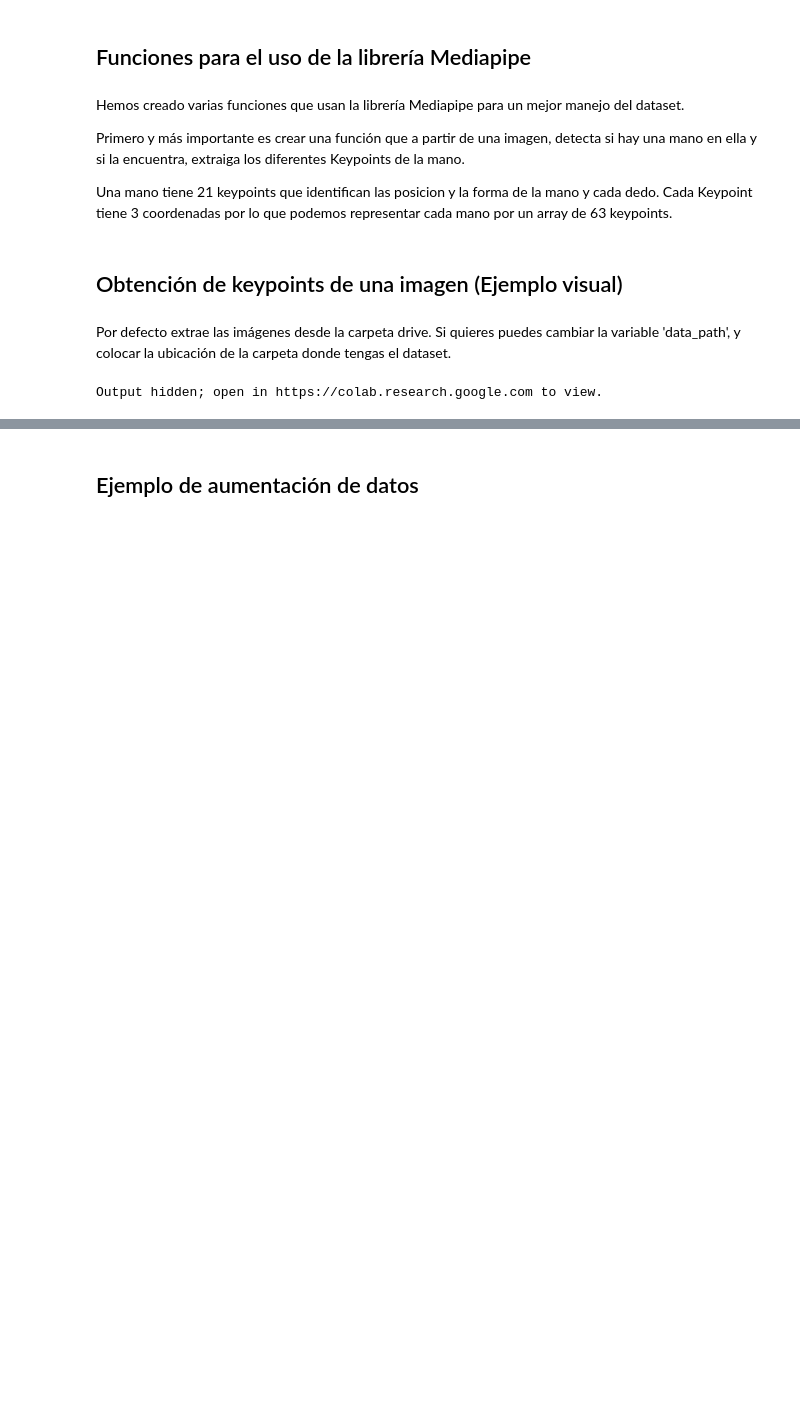
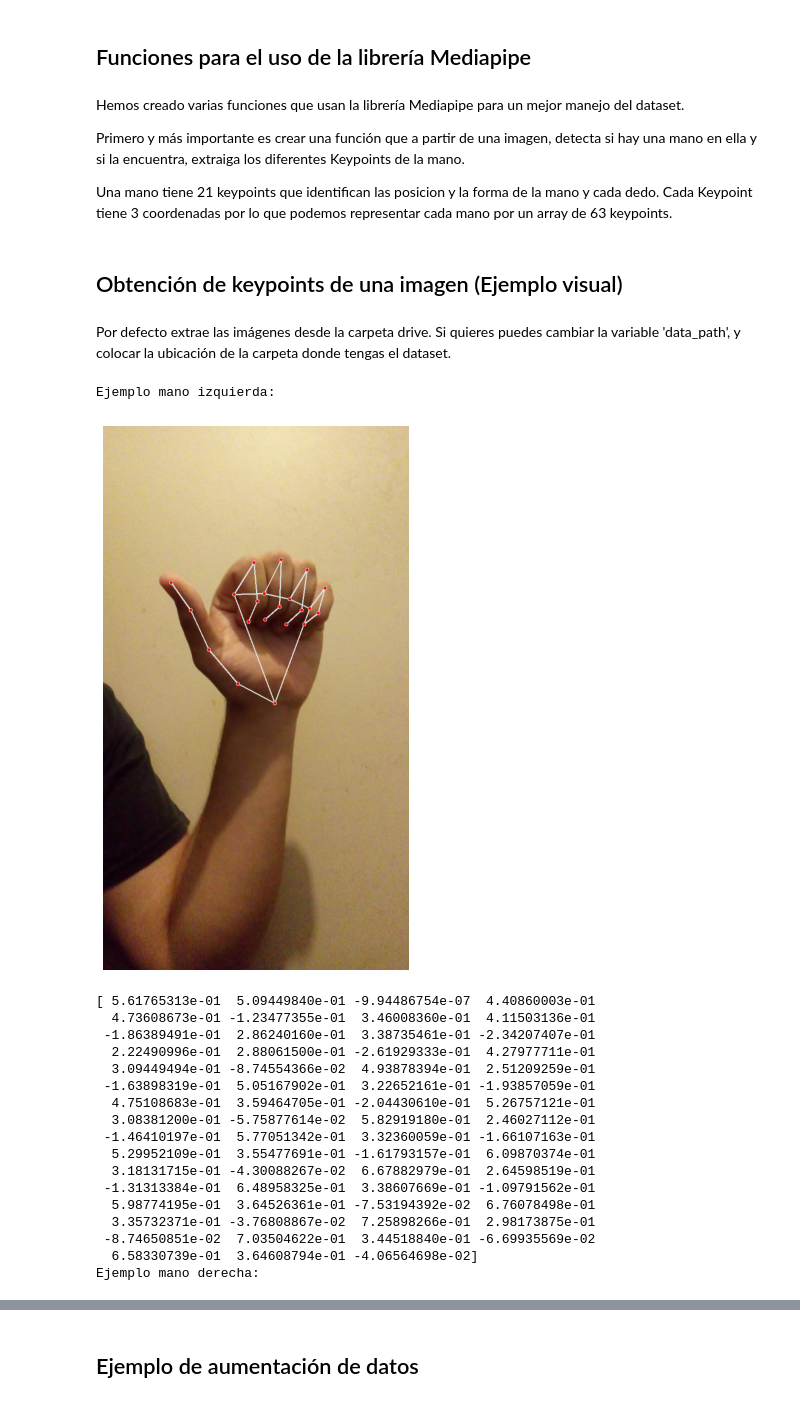
Before and after one commit to mattin-i/Reconocimiento-Alfabeto-Signos, a Jupyter notebook: Reconocimiento Lengua de Signos.ipynb, the cells around one changed output, grey strips where cells are left out. Drawn from its saved outputs; the diff is of its cells as text; code cells hidden in the pictures; blank space fills up the shorter version.

```diff
--- a/Reconocimiento Lengua de Signos.ipynb
+++ b/Reconocimiento Lengua de Signos.ipynb
@@ -108,3 +116,11 @@ def resize_change(img, w=1000, h=900):
+# %%
+def img_show(image):
+    plt.figure(figsize=(10, 10))
+    plt.axis('off')
+
+    image = cv2.cvtColor(image, cv2.COLOR_BGR2RGB)
+    plt.imshow(image)
+    plt.show()
 # %% [markdown]
 ## Funciones para el uso de la librería Mediapipe
 # %% [markdown]
@@ -129,7 +145,7 @@ def show_prediction(image, Ypr='', acc=''):
   cv2.putText(image, Ypr, (30, 95), cv2.FONT_HERSHEY_SIMPLEX, 3, (255, 255, 255), 2, cv2.LINE_AA)
   cv2.putText(image, acc, (2, 135), cv2.FONT_HERSHEY_SIMPLEX, 0.45, (255, 255, 255), 1)
   # Muestra la imagen con la prediccion
-  cv2_imshow(image)
+  img_show(image)
   cv2.waitKey(0)
   cv2.destroyAllWindows()
 
@@ -181,7 +197,7 @@ def process_image(image_path='', img=None, show_image=False, static_mode=True):
 
         # Muestra la imagen si el parametro es true
         if show_image == True:
-          cv2_imshow(image)
+          img_show(image)
           cv2.waitKey(0)
           cv2.destroyAllWindows()
 
@@ -193,19 +209,40 @@ Por defecto extrae las imágenes desde la carpeta drive. Si quieres puedes cambi
 # %%
 drive_path = 'drive/My Drive/Proyecto Deep Learning/dataset'
 ejemploIzq = '/E/1f25f60e-7742-42e7-a93d-8884d3bf9472.jpg'
 ejemploDch = '/E/20190427_191224.jpg'
 ejemploUnd = '/B/20190428_235315.jpg'
 
 print('Ejemplo mano izquierda:')
-keyp1, rs1, im1 = process_image(image_path=drive_path + ejemploIzq, show_image=True)
+img1 = cv2.imread(drive_path + ejemploIzq)
+keyp1, rs1, im1 = process_image(img=img1, show_image=True)
 print(keyp1)
 
 print('Ejemplo mano derecha:')
-keyp2, rs2, im2 = process_image(image_path=drive_path + ejemploDch, show_image=True)
+img2 = cv2.imread(drive_path + ejemploDch)
+keyp2, rs2, im2 = process_image(img=img2, show_image=True)
 print(keyp2)
 
 print('Ejemplo mano no detectada')
-keyp3, rs3, im3 = process_image(image_path=drive_path + ejemploUnd, show_image=True)
+img3 = cv2.imread(drive_path + ejemploUnd)
+keyp3, rs3, im3 = process_image(img=img3, show_image=True)
 print(keyp3)
 # %% [output]
-Output hidden; open in https://colab.research.google.com to view.
+Ejemplo mano izquierda:
+[figure, added]
+[ 5.61765313e-01  5.09449840e-01 -9.94486754e-07  4.40860003e-01
+  4.73608673e-01 -1.23477355e-01  3.46008360e-01  4.11503136e-01
+ -1.86389491e-01  2.86240160e-01  3.38735461e-01 -2.34207407e-01
+  2.22490996e-01  2.88061500e-01 -2.61929333e-01  4.27977711e-01
+  3.09449494e-01 -8.74554366e-02  4.93878394e-01  2.51209259e-01
+ -1.63898319e-01  5.05167902e-01  3.22652161e-01 -1.93857059e-01
+  4.75108683e-01  3.59464705e-01 -2.04430610e-01  5.26757121e-01
+  3.08381200e-01 -5.75877614e-02  5.82919180e-01  2.46027112e-01
+ -1.46410197e-01  5.77051342e-01  3.32360059e-01 -1.66107163e-01
+  5.29952109e-01  3.55477691e-01 -1.61793157e-01  6.09870374e-01
+  3.18131715e-01 -4.30088267e-02  6.67882979e-01  2.64598519e-01
+ -1.31313384e-01  6.48958325e-01  3.38607669e-01 -1.09791562e-01
+  5.98774195e-01  3.64526361e-01 -7.53194392e-02  6.76078498e-01
+  3.35732371e-01 -3.76808867e-02  7.25898266e-01  2.98173875e-01
+ -8.74650851e-02  7.03504622e-01  3.44518840e-01 -6.69935569e-02
+  6.58330739e-01  3.64608794e-01 -4.06564698e-02]
+Ejemplo mano derecha:
```
Also changed, not shown: parts of 7 cells of this notebook.
